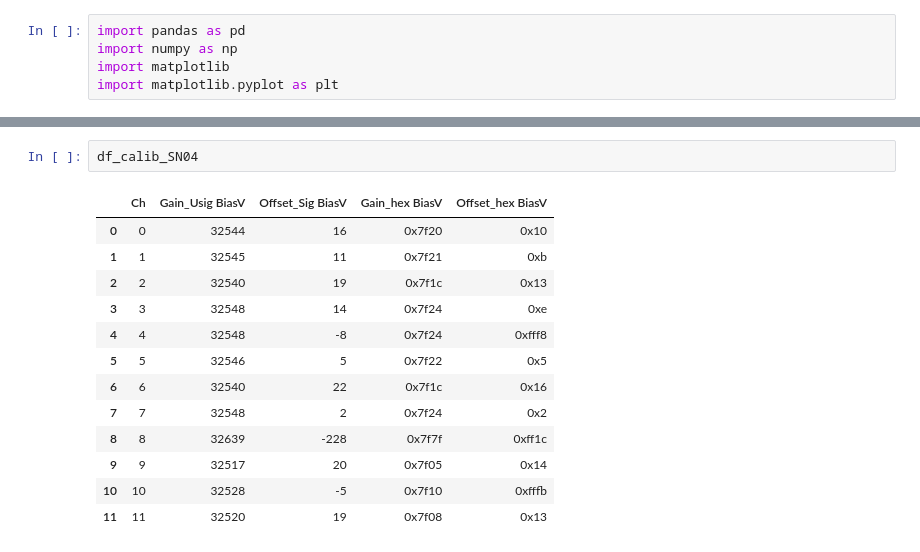
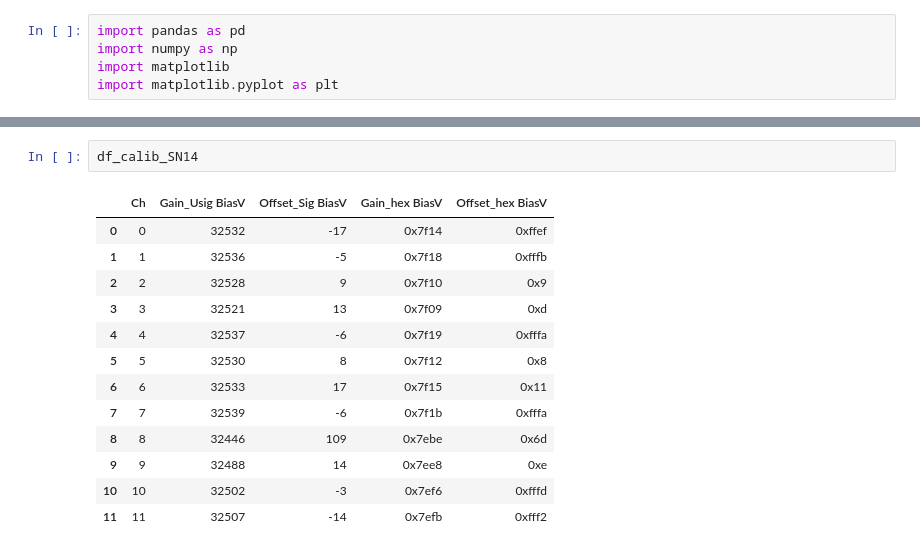
Before and after one commit to stbordoni/calib, a Jupyter notebook: compareCalibParams.ipynb, the cells around one changed output, grey strips where cells are left out. Cells and saved outputs as stored; diff of their text form.

```diff
--- a/compareCalibParams.ipynb
+++ b/compareCalibParams.ipynb
@@ -17,19 +36,19 @@ df_calib_SN15.rename(columns={'Unnamed: 0':'Ch'},inplace=True)
-# %%
-df_calib_SN04
-# %% [output]
-|  | Ch | Gain_Usig BiasV | Offset_Sig BiasV | Gain_hex BiasV | Offset_hex BiasV |
-| 0 | 0 | 32544 | 16 | 0x7f20 | 0x10 |
-| 1 | 1 | 32545 | 11 | 0x7f21 | 0xb |
-| 2 | 2 | 32540 | 19 | 0x7f1c | 0x13 |
-| 3 | 3 | 32548 | 14 | 0x7f24 | 0xe |
-| 4 | 4 | 32548 | -8 | 0x7f24 | 0xfff8 |
-| 5 | 5 | 32546 | 5 | 0x7f22 | 0x5 |
-| 6 | 6 | 32540 | 22 | 0x7f1c | 0x16 |
-| 7 | 7 | 32548 | 2 | 0x7f24 | 0x2 |
-| 8 | 8 | 32639 | -228 | 0x7f7f | 0xff1c |
-| 9 | 9 | 32517 | 20 | 0x7f05 | 0x14 |
-| 10 | 10 | 32528 | -5 | 0x7f10 | 0xfffb |
-| 11 | 11 | 32520 | 19 | 0x7f08 | 0x13 |
+# %%
+df_calib_SN14
+# %% [output]
+|  | Ch | Gain_Usig BiasV | Offset_Sig BiasV | Gain_hex BiasV | Offset_hex BiasV |
+| 0 | 0 | 32532 | -17 | 0x7f14 | 0xffef |
+| 1 | 1 | 32536 | -5 | 0x7f18 | 0xfffb |
+| 2 | 2 | 32528 | 9 | 0x7f10 | 0x9 |
+| 3 | 3 | 32521 | 13 | 0x7f09 | 0xd |
+| 4 | 4 | 32537 | -6 | 0x7f19 | 0xfffa |
+| 5 | 5 | 32530 | 8 | 0x7f12 | 0x8 |
+| 6 | 6 | 32533 | 17 | 0x7f15 | 0x11 |
+| 7 | 7 | 32539 | -6 | 0x7f1b | 0xfffa |
+| 8 | 8 | 32446 | 109 | 0x7ebe | 0x6d |
+| 9 | 9 | 32488 | 14 | 0x7ee8 | 0xe |
+| 10 | 10 | 32502 | -3 | 0x7ef6 | 0xfffd |
+| 11 | 11 | 32507 | -14 | 0x7efb | 0xfff2 |
 # %%
 plt.figure(figsize=(10,6))
 
```
Also changed, not shown: parts of 3 cells of this notebook, 3 other files.
